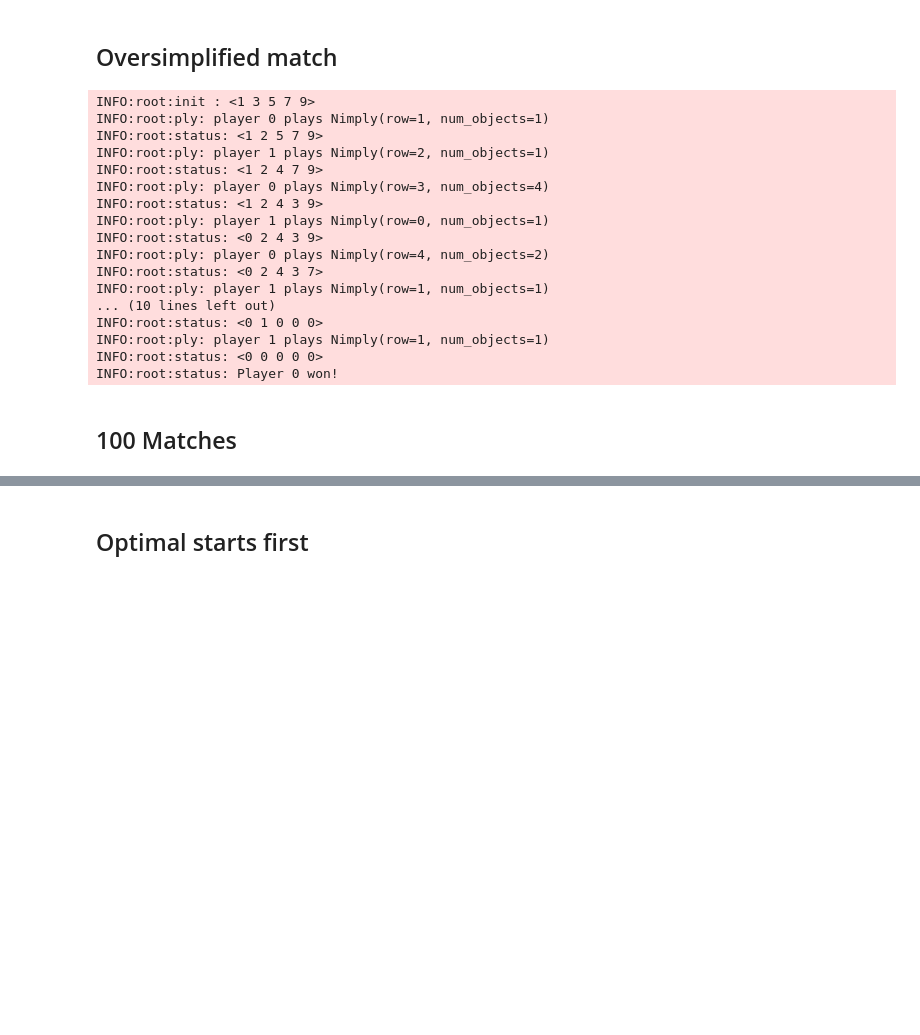
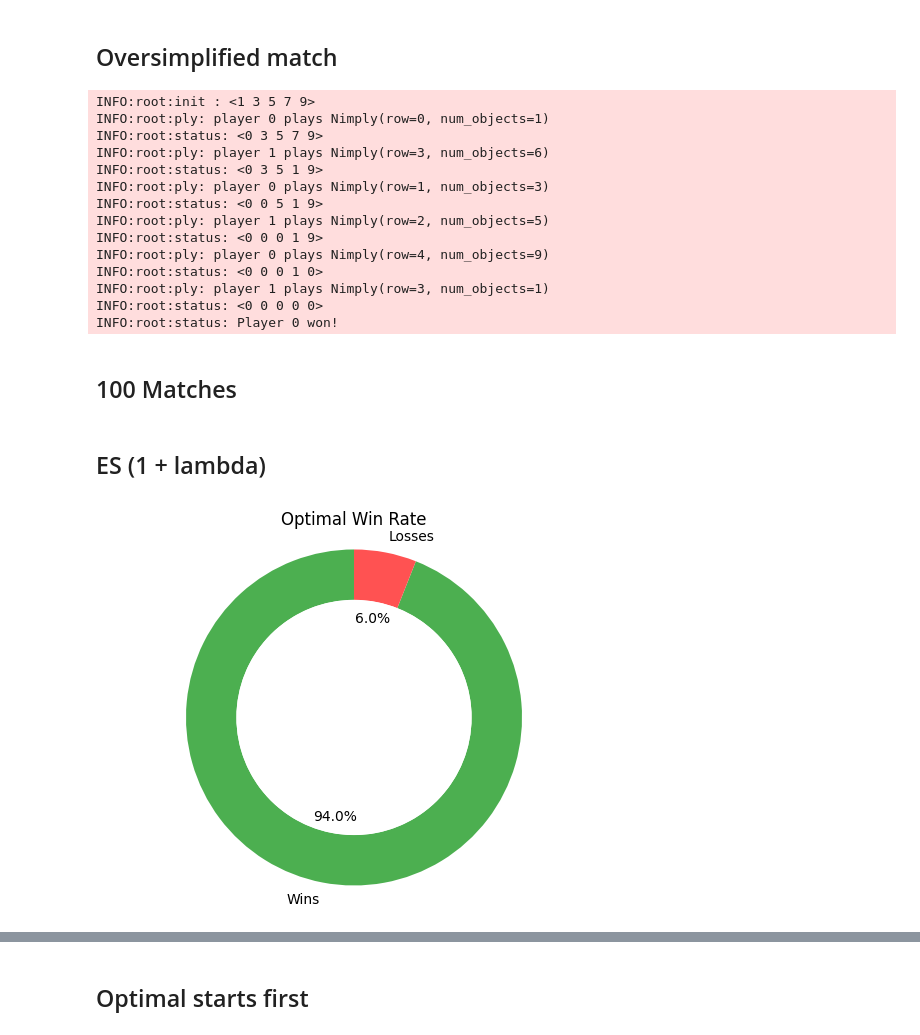
Before and after one commit to andrea-ga/computational-intelligence, a Jupyter notebook: labs/lab2/lab2-nim.ipynb, the cells around one changed output, grey strips where cells are left out. Drawn from its saved outputs; the diff is of its cells as text; code cells hidden in the pictures; blank space fills up the shorter version.

```diff
--- a/labs/lab2/lab2-nim.ipynb
+++ b/labs/lab2/lab2-nim.ipynb
@@ -102,0 +204,8 @@ def optimal(state: Nim) -> Nimply:
+# %%
+@dataclass
+class Individual:
+    fitness: int
+    row: int
+    poss: list
+    weights: np.array
+    strategy: Nimply
@@ -102,0 +288,15 @@ def optimal(state: Nim) -> Nimply:
+# %%
+def choose_num_obj(i: Individual):
+    if len(i.poss) > 0:
+        probabilities = deepcopy(i.poss)
+
+        for w in range(len(i.poss)):
+            probabilities[w] = i.weights[w] / np.sum(i.weights)
+
+        l_index = choices(range(len(probabilities)), weights = probabilities, k = 1)
+
+        poss = i.poss[l_index[0]]
+    else:
+        poss = -1
+
+    return poss
@@ -105,7 +347,7 @@ def optimal(state: Nim) -> Nimply:
 # %%
 logging.getLogger().setLevel(logging.INFO)
 
-strategy = (optimal, pure_random)
+strategy = (es, pure_random)
 
 nim = Nim(5)
 logging.info(f"init : {nim}")
@@ -119,20 +361,17 @@ while nim:
 logging.info(f"status: Player {player} won!")
 # %% [output]
 INFO:root:init : <1 3 5 7 9>
-INFO:root:ply: player 0 plays Nimply(row=1, num_objects=1)
-INFO:root:status: <1 2 5 7 9>
-INFO:root:ply: player 1 plays Nimply(row=2, num_objects=1)
-INFO:root:status: <1 2 4 7 9>
-INFO:root:ply: player 0 plays Nimply(row=3, num_objects=4)
-INFO:root:status: <1 2 4 3 9>
-INFO:root:ply: player 1 plays Nimply(row=0, num_objects=1)
-INFO:root:status: <0 2 4 3 9>
-INFO:root:ply: player 0 plays Nimply(row=4, num_objects=2)
-INFO:root:status: <0 2 4 3 7>
-INFO:root:ply: player 1 plays Nimply(row=1, num_objects=1)
-... (10 lines left out)
-INFO:root:status: <0 1 0 0 0>
-INFO:root:ply: player 1 plays Nimply(row=1, num_objects=1)
+INFO:root:ply: player 0 plays Nimply(row=0, num_objects=1)
+INFO:root:status: <0 3 5 7 9>
+INFO:root:ply: player 1 plays Nimply(row=3, num_objects=6)
+INFO:root:status: <0 3 5 1 9>
+INFO:root:ply: player 0 plays Nimply(row=1, num_objects=3)
+INFO:root:status: <0 0 5 1 9>
+INFO:root:ply: player 1 plays Nimply(row=2, num_objects=5)
+INFO:root:status: <0 0 0 1 9>
+INFO:root:ply: player 0 plays Nimply(row=4, num_objects=9)
+INFO:root:status: <0 0 0 1 0>
+INFO:root:ply: player 1 plays Nimply(row=3, num_objects=1)
 INFO:root:status: <0 0 0 0 0>
 INFO:root:status: Player 0 won!
 # %% [markdown]
@@ -154,3 +393,25 @@ def draw_pie_chart(win_rate, title):
 
     plt.title(title)
     plt.show()
+# %% [markdown]
+## ES (1 + lambda)
+# %%
+logging.getLogger().setLevel(logging.INFO)
+
+strategy = (es, pure_random)
+
+count_win = 0
+
+for _ in tqdm(range(100)):
+    nim = Nim(5)
+    player = 0
+    while nim:
+        ply = strategy[player](nim)
+        nim.nimming(ply)
+        player = 1 - player
+    if player == 0 :
+        count_win += 1
+
+draw_pie_chart(count_win, "Optimal Win Rate")
+# %% [output]
+[figure, added]
```
Also changed, not shown: parts of 25 cells of this notebook.
